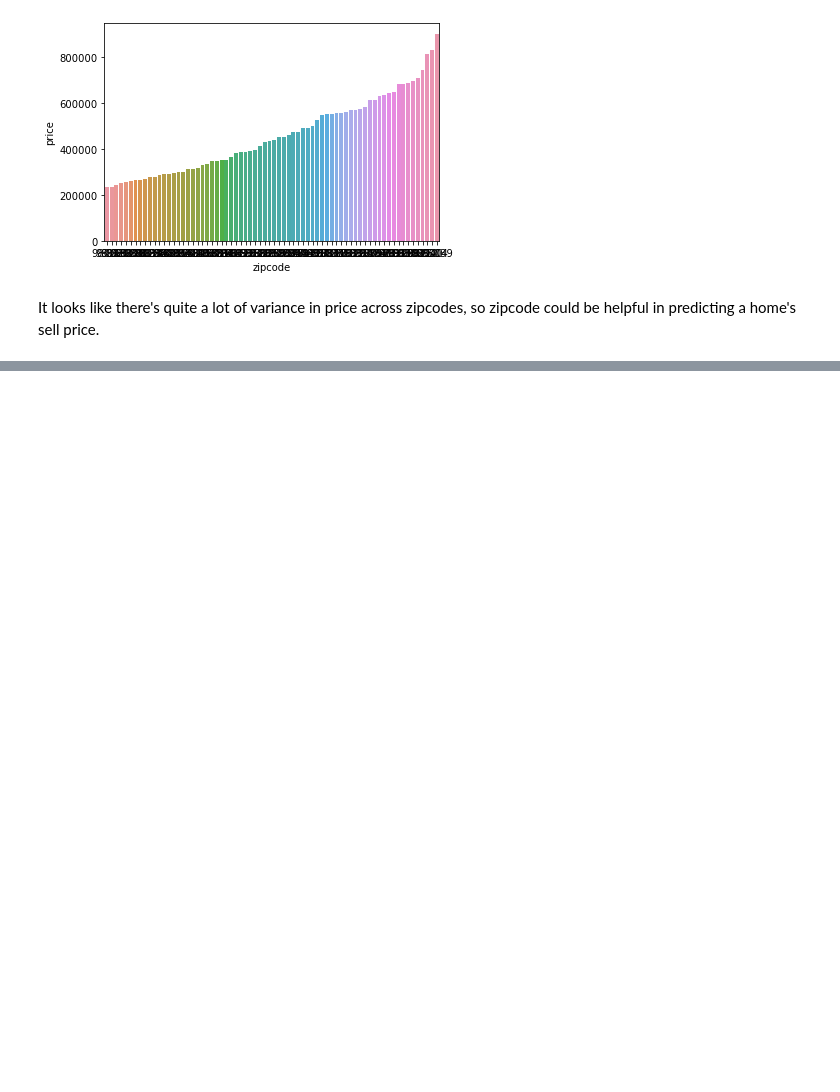
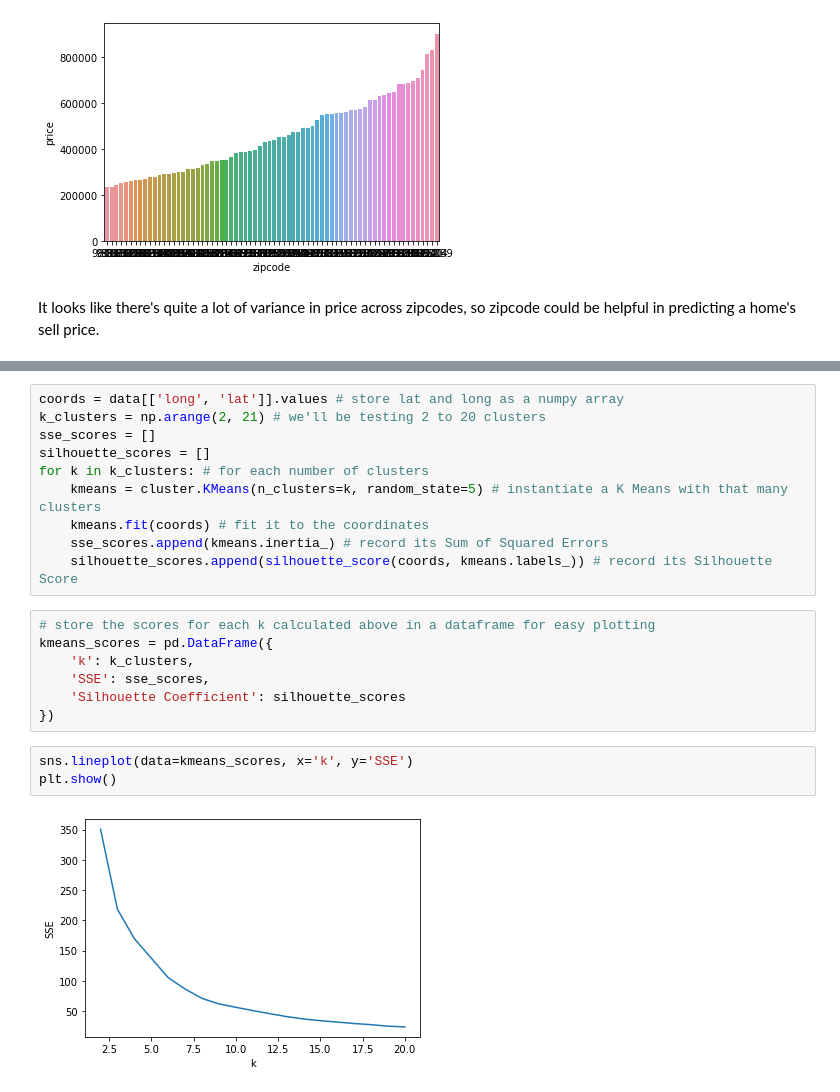
Before and after one commit to andrewabeles/seattle_home_sales, a Jupyter notebook: eda.ipynb, the cells around one changed output, grey strips where cells are left out. Drawn from its saved outputs; the diff is of its cells as text; blank space fills up the shorter version.

```diff
--- a/eda.ipynb
+++ b/eda.ipynb
@@ -311,0 +325,22 @@ It looks like there's quite a lot of variance in price across zipcodes, so zipco
+# %%
+coords = data[['long', 'lat']].values # store lat and long as a numpy array
+k_clusters = np.arange(2, 21) # we'll be testing 2 to 20 clusters
+sse_scores = []
+silhouette_scores = []
+for k in k_clusters: # for each number of clusters
+    kmeans = cluster.KMeans(n_clusters=k, random_state=5) # instantiate a K Means with that many clusters
+    kmeans.fit(coords) # fit it to the coordinates
+    sse_scores.append(kmeans.inertia_) # record its Sum of Squared Errors
+    silhouette_scores.append(silhouette_score(coords, kmeans.labels_)) # record its Silhouette Score
+# %%
+# store the scores for each k calculated above in a dataframe for easy plotting
+kmeans_scores = pd.DataFrame({
+    'k': k_clusters,
+    'SSE': sse_scores,
+    'Silhouette Coefficient': silhouette_scores
+})
+# %%
+sns.lineplot(data=kmeans_scores, x='k', y='SSE')
+plt.show()
+# %% [output]
+[figure, added]
```
Also changed, not shown: parts of 18 cells of this notebook.
